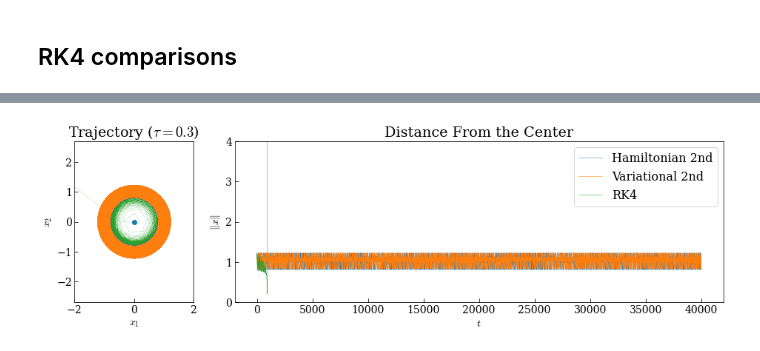
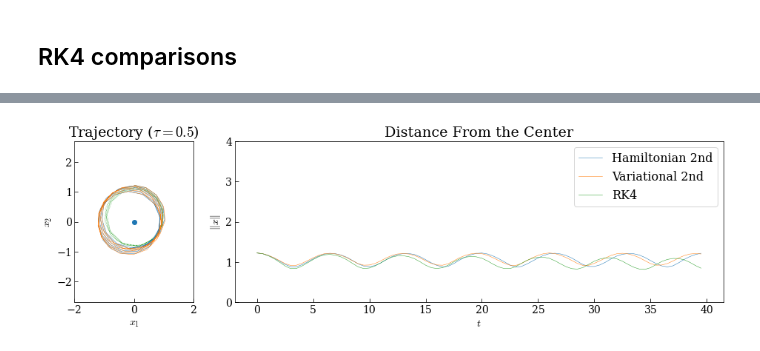
Before and after one commit to mseri/gsi2021, a Jupyter notebook: The Time-Perturbed Kepler model.ipynb, the cells around one changed output, grey strips where cells are left out. Cells and saved outputs as stored; diff of their text form; code cells hidden in the pictures.

```diff
--- a/The Time-Perturbed Kepler model.ipynb
+++ b/The Time-Perturbed Kepler model.ipynb
@@ -45,13 +45,13 @@ class TimePerturbedKepler:
         return -self.f(t)
 
     def V(self, q, t):
-        return self.α/np.linalg.norm(q, ord=2)
+        return self.α/np.linalg.norm(q)
 
     def Vq(self, q, t):
-        return -q*self.α/np.linalg.norm(q, ord=2)**3
+        return -q*self.α/np.linalg.norm(q)**3
 
     def lag(self, q,v,z,t):
-        return .5*np.linalg.norm(v, ord=2)**2 - self.V(q,t) - self.f(t)*z
+        return .5*np.linalg.norm(v)**2 - self.V(q,t) - self.f(t)*z
 
     def lagq(self, q,v,z,t):
         return -self.Vq(q,t)
@@ -60,10 +60,10 @@ class TimePerturbedKepler:
         return v
 
     def lagz(self, q,v,z,t):
-        return -self.f(t)
+        return -self.Fz(z, t)
 
     def energy(self, p, q, z, t):
-        return 0.5*np.linalg.norm(p, ord=2)**2 + self.f(t)*z + self.V(q, t)
+        return 0.5*np.linalg.norm(p)**2 + self.f(t)*z + self.V(q, t)
 # %%
 def rk4s(system, init, tspan):
     n = len(init)
@@ -182,16 +217,29 @@ for (p0, q0, s0) in [init]:
 # %%
-tpk = TimePerturbedKepler(-0.01, np.pi, -1)
-dt = 0.3
-tf = 40000
+tpk = TimePerturbedKepler(-0.05, np.pi, -1)
+dt = 0.5
+tf = 40
 
 tspan = np.arange(0.0, tf, dt)
+
+class stepper:
+    def __init__(self):
+        self.i = 0
+
+    def step(self, system, dt, p, x, z, t):
+        if self.i == 0:
+            self.i=1
+            return ic.step1l(system, dt, p, x, z, t)
+        else:
+            self.i=0
+            return ic.variational_step(system, dt, p, x, z, t)
 
 for (p0, q0, s0) in [init]:
     fig = plt.figure(figsize=(16,4))
     gs = matplotlib.gridspec.GridSpec(1, 4, figure=fig)
 
     solh, solsh, _ = ic.integrate(ic.step1l, tpk, tspan, p0, q0, s0)
-    solv, solsv, _ = ic.integrate(ic.variational_implicit_step, tpk, tspan, p0, q0, s0)
+    solv, solsv, _ = ic.integrate(ic.variational_step, tpk, tspan, p0, q0, s0)
+#     solv, solsv, _ = ic.integrate(stepper().step, tpk, tspan, p0, q0, s0)
     solrk = rk4s(tpk, np.concatenate([p0,q0,s0]), tspan)
 #     r = adaptive(tpk, np.concatenate([p0,q0,s0]), tspan)
 
@@ -213,6 +261,11 @@ for (p0, q0, s0) in [init]:
              solv[:,1,1],
              c='C1',
              linewidth=0.5, label="Variational 2nd")
+
+#     axo.plot(sol6[:,1,0],
+#              sol6[:,1,1],
+#              c='C4',
+#              linewidth=0.5, label="Hamiltonian 6th")
 
 #     axo.plot(r.y[:,2],
 #              r.y[:,3],
@@ -226,36 +279,40 @@ for (p0, q0, s0) in [init]:
 
     axo.set_xlim(-2, 2)
     axo.set_ylim(-2.7, 2.7)
 
     axo.set_xlabel("$x_1$")
     axo.set_ylabel("$x_2$")
 
     #axo.legend(loc='lower left')
 
     axe = fig.add_subplot(gs[0,1:])
     axe.set_title("Distance From the Center")
 
     axe.plot(tspan,
-             np.linalg.norm(solh[:,1], axis=1, ord=2),
+             np.linalg.norm(solh[:,1], axis=1),
              linewidth=0.5, label="Hamiltonian 2nd")
     axe.plot(tspan,
-             np.linalg.norm(solv[:,1], axis=1, ord=2),
+             np.linalg.norm(solv[:,1], axis=1),
              linewidth=0.5, label="Variational 2nd")
     axe.plot(tspan,
-             np.linalg.norm(solrk[:, 2:4], axis=1, ord=2),
+             np.linalg.norm(solrk[:, 2:4], axis=1),
              linewidth=0.5, label="RK4")
 #     axe.plot(tspan,
 #              np.linalg.norm(r.y.T[:, 2:4], axis=1),
 #              linewidth=0.5, label="Reference")
+#     axe.plot(tspan,
+#              np.linalg.norm(sol6[:,1], axis=1),
+#              c='C4',
+#              linewidth=0.5, label="Hamiltonian 6th")
 
     axe.set_ylim(0, 4)
     axe.legend(loc='upper right')
 
     axe.set_xlabel("$t$")
     axe.set_ylabel("$\|x\|$")
 
     if save:
-        fig.savefig(f"images/TPK02.pdf", bbox_inches='tight')
-    fig.show()
+        fig.savefig(f"images/TPK03prec-1.pdf", bbox_inches='tight')
+    plt.show()
 # %% [output]
-[figure, old version]
+[figure, new version]
```
Also changed, not shown: parts of 8 cells of this notebook, 5 other files.
